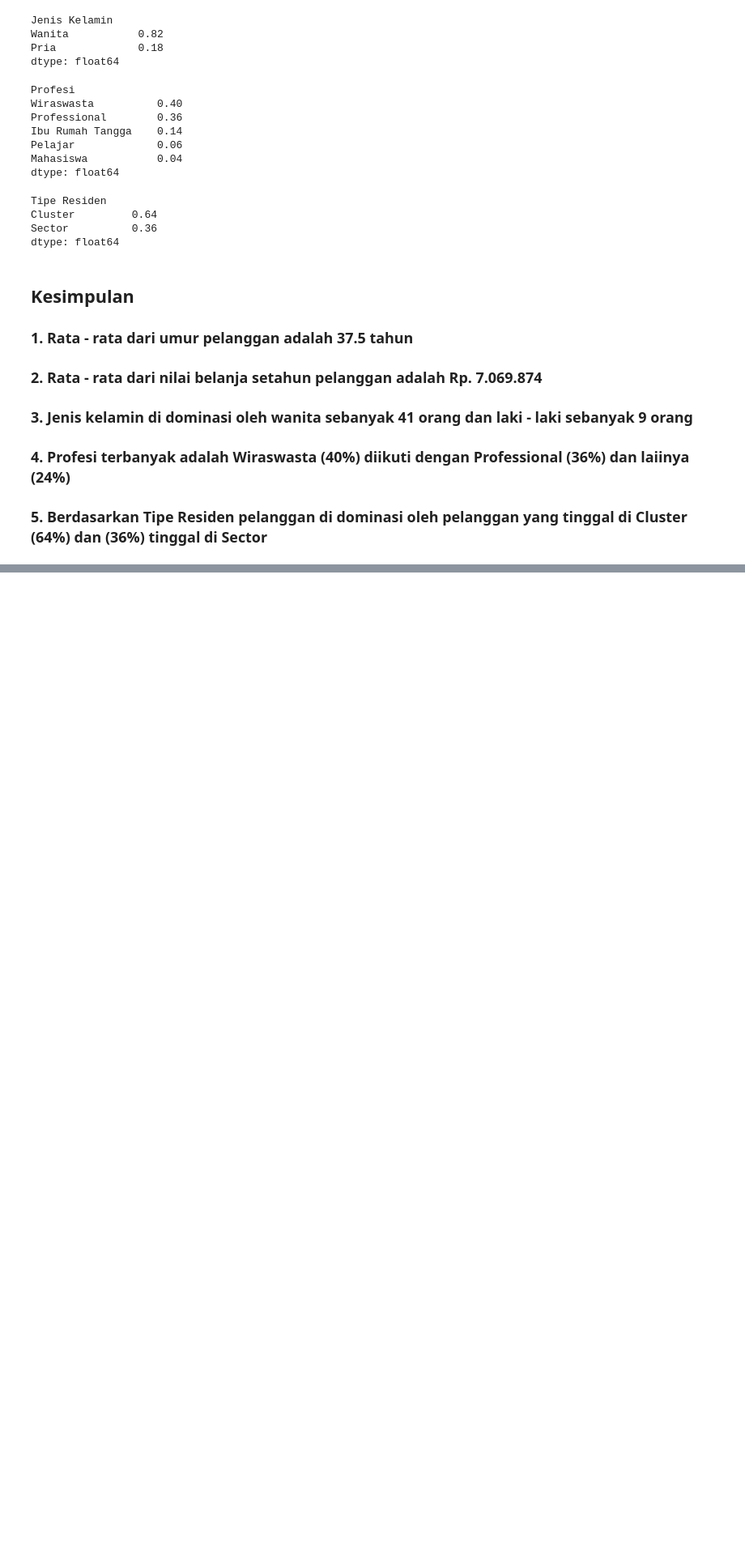
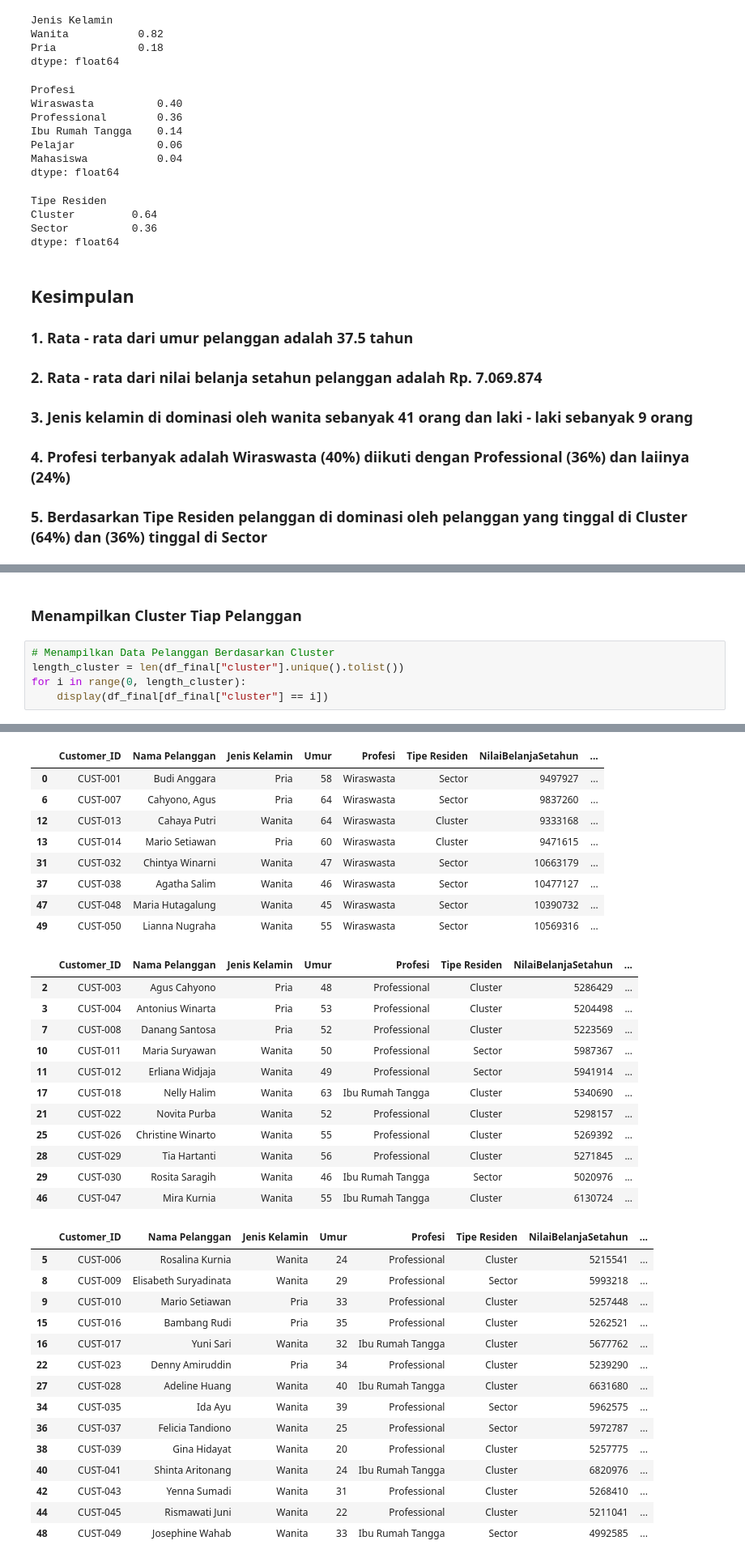
Before and after one commit to UsepSyaikalArifin/Data-Science-Projects, a Jupyter notebook: Data Science in Marketing - Customer Segmentation with Python/main.ipynb, the cells around one changed output, grey strips where cells are left out. Shown: that part at 81% size. Drawn from its saved outputs; the diff is of its cells as text; blank space fills up the shorter version.

```diff
--- a/Data Science in Marketing - Customer Segmentation with Python/main.ipynb
+++ b/Data Science in Marketing - Customer Segmentation with Python/main.ipynb
@@ -170,0 +283,8 @@ max     1.8                  1.5
+# %% [markdown]
+### Menampilkan Cluster Tiap Pelanggan
+# %%
+# Menampilkan Data Pelanggan Berdasarkan Cluster
+length_cluster = len(df_final["cluster"].unique().tolist())
+for i in range(0, length_cluster):
+    display(df_final[df_final["cluster"] == i])
+# %% [output]
@@ -170,0 +310,36 @@ max     1.8                  1.5
+|  | Customer_ID | Nama Pelanggan | Jenis Kelamin | Umur | Profesi | Tipe Residen | NilaiBelanjaSetahun | ... |
+| 0 | CUST-001 | Budi Anggara | Pria | 58 | Wiraswasta | Sector | 9497927 | ... |
+| 6 | CUST-007 | Cahyono, Agus | Pria | 64 | Wiraswasta | Sector | 9837260 | ... |
+| 12 | CUST-013 | Cahaya Putri | Wanita | 64 | Wiraswasta | Cluster | 9333168 | ... |
+| 13 | CUST-014 | Mario Setiawan | Pria | 60 | Wiraswasta | Cluster | 9471615 | ... |
+| 31 | CUST-032 | Chintya Winarni | Wanita | 47 | Wiraswasta | Sector | 10663179 | ... |
+| 37 | CUST-038 | Agatha Salim | Wanita | 46 | Wiraswasta | Sector | 10477127 | ... |
+| 47 | CUST-048 | Maria Hutagalung | Wanita | 45 | Wiraswasta | Sector | 10390732 | ... |
+| 49 | CUST-050 | Lianna Nugraha | Wanita | 55 | Wiraswasta | Sector | 10569316 | ... |
+|  | Customer_ID | Nama Pelanggan | Jenis Kelamin | Umur | Profesi | Tipe Residen | NilaiBelanjaSetahun | ... |
+| 2 | CUST-003 | Agus Cahyono | Pria | 48 | Professional | Cluster | 5286429 | ... |
+| 3 | CUST-004 | Antonius Winarta | Pria | 53 | Professional | Cluster | 5204498 | ... |
+| 7 | CUST-008 | Danang Santosa | Pria | 52 | Professional | Cluster | 5223569 | ... |
+| 10 | CUST-011 | Maria Suryawan | Wanita | 50 | Professional | Sector | 5987367 | ... |
+| 11 | CUST-012 | Erliana Widjaja | Wanita | 49 | Professional | Sector | 5941914 | ... |
+| 17 | CUST-018 | Nelly Halim | Wanita | 63 | Ibu Rumah Tangga | Cluster | 5340690 | ... |
+| 21 | CUST-022 | Novita Purba | Wanita | 52 | Professional | Cluster | 5298157 | ... |
+| 25 | CUST-026 | Christine Winarto | Wanita | 55 | Professional | Cluster | 5269392 | ... |
+| 28 | CUST-029 | Tia Hartanti | Wanita | 56 | Professional | Cluster | 5271845 | ... |
+| 29 | CUST-030 | Rosita Saragih | Wanita | 46 | Ibu Rumah Tangga | Sector | 5020976 | ... |
+| 46 | CUST-047 | Mira Kurnia | Wanita | 55 | Ibu Rumah Tangga | Cluster | 6130724 | ... |
+|  | Customer_ID | Nama Pelanggan | Jenis Kelamin | Umur | Profesi | Tipe Residen | NilaiBelanjaSetahun | ... |
+| 5 | CUST-006 | Rosalina Kurnia | Wanita | 24 | Professional | Cluster | 5215541 | ... |
+| 8 | CUST-009 | Elisabeth Suryadinata | Wanita | 29 | Professional | Sector | 5993218 | ... |
+| 9 | CUST-010 | Mario Setiawan | Pria | 33 | Professional | Cluster | 5257448 | ... |
+| 15 | CUST-016 | Bambang Rudi | Pria | 35 | Professional | Cluster | 5262521 | ... |
+| 16 | CUST-017 | Yuni Sari | Wanita | 32 | Ibu Rumah Tangga | Cluster | 5677762 | ... |
+| 22 | CUST-023 | Denny Amiruddin | Pria | 34 | Professional | Cluster | 5239290 | ... |
+| 27 | CUST-028 | Adeline Huang | Wanita | 40 | Ibu Rumah Tangga | Cluster | 6631680 | ... |
+| 34 | CUST-035 | Ida Ayu | Wanita | 39 | Professional | Sector | 5962575 | ... |
+| 36 | CUST-037 | Felicia Tandiono | Wanita | 25 | Professional | Sector | 5972787 | ... |
+| 38 | CUST-039 | Gina Hidayat | Wanita | 20 | Professional | Cluster | 5257775 | ... |
+| 40 | CUST-041 | Shinta Aritonang | Wanita | 24 | Ibu Rumah Tangga | Cluster | 6820976 | ... |
+| 42 | CUST-043 | Yenna Sumadi | Wanita | 31 | Professional | Cluster | 5268410 | ... |
+| 44 | CUST-045 | Rismawati Juni | Wanita | 22 | Professional | Cluster | 5211041 | ... |
+| 48 | CUST-049 | Josephine Wahab | Wanita | 33 | Ibu Rumah Tangga | Sector | 4992585 | ... |
```
Also changed, not shown: parts of 31 cells of this notebook, 1 other file.
